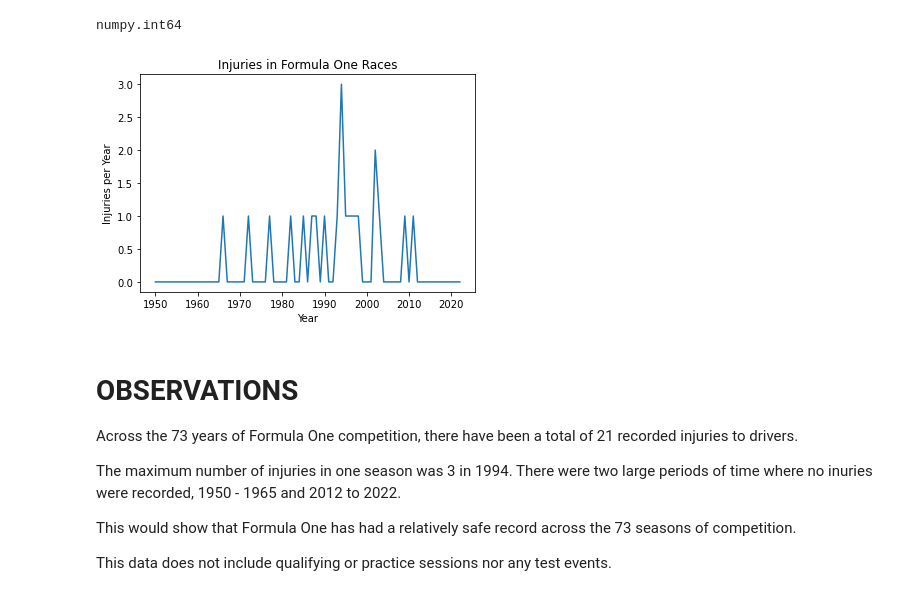
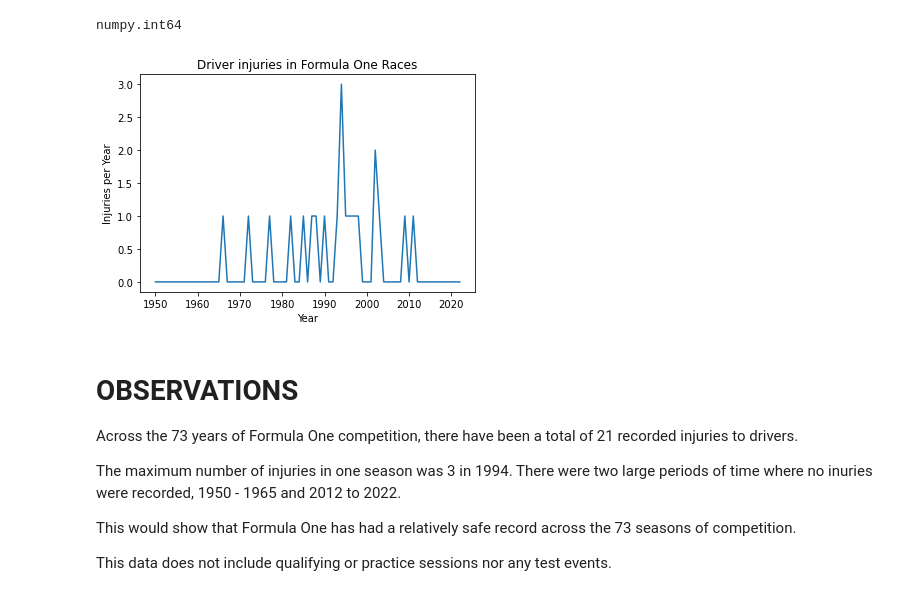
Before and after one commit to oli124/F1_safety, a Jupyter notebook: Injury_rate.ipynb, the cells around one changed output. Drawn from its saved outputs; the diff is of its cells as text; code cells hidden in the pictures.

```diff
--- a/Injury_rate.ipynb
+++ b/Injury_rate.ipynb
@@ -164,16 +164,16 @@ injury_count_s = zero_years_s.add(raw_injury_count_s, fill_value=0).astype(int)
 # %%
 # create plot chart
 injury_count_s.plot(x='year', y=['count'], kind='line')
 
 #Add labels and title
 plt.xlabel('Year')
 plt.ylabel('Injuries per Year')
-plt.title('Injuries in Formula One Races');
+plt.title('Driver injuries in Formula One Races');
 
 # save the chart
 plt.savefig('injuries_per_year.png')
 # %% [output]
-[figure, old version]
+[figure, new version]
 # %% [markdown]
 # OBSERVATIONS
 
```
Also changed, not shown: 5 other files.
